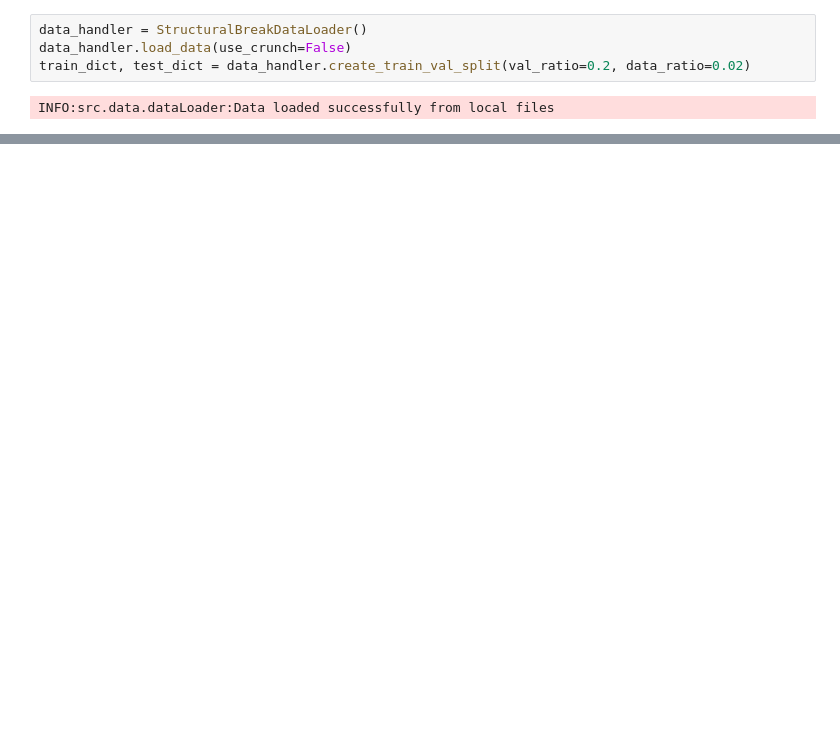
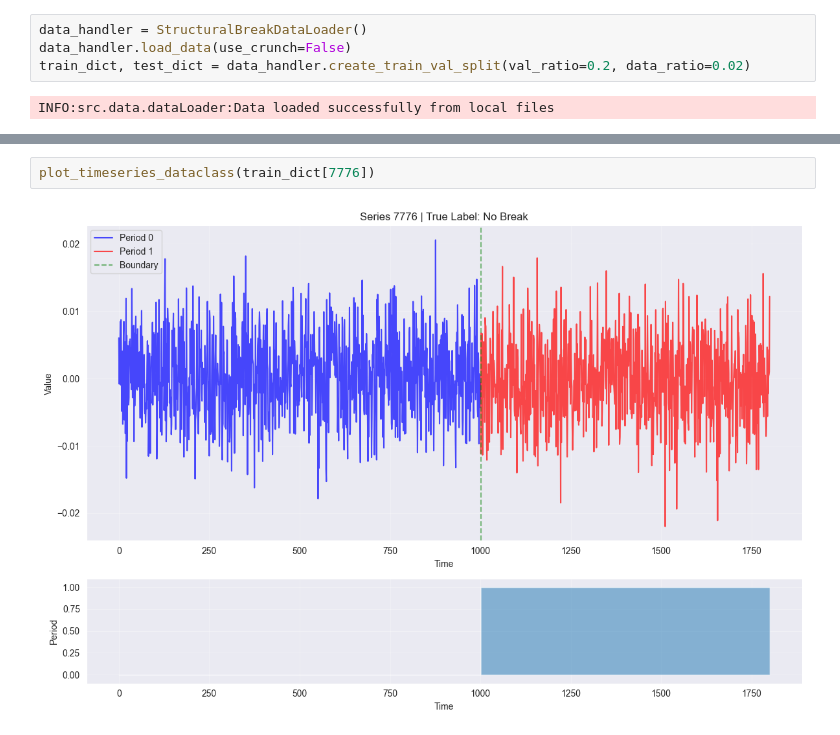
Before and after one commit to StefanConstantin707/adia-lab-structural-break-challenge, a Jupyter notebook: notebooks/04_autoencoder_analysis.ipynb, the cells around one changed output, grey strips where cells are left out. Drawn from its saved outputs; the diff is of its cells as text; blank space fills up the shorter version.

```diff
--- a/notebooks/04_autoencoder_analysis.ipynb
+++ b/notebooks/04_autoencoder_analysis.ipynb
@@ -570,0 +906,4 @@ for i in range(3):
+# %%
+plot_timeseries_dataclass(train_dict[7776])
+# %% [output]
+[figure, added]
```
Also changed, not shown: parts of 32 cells of this notebook, 19 other files.
